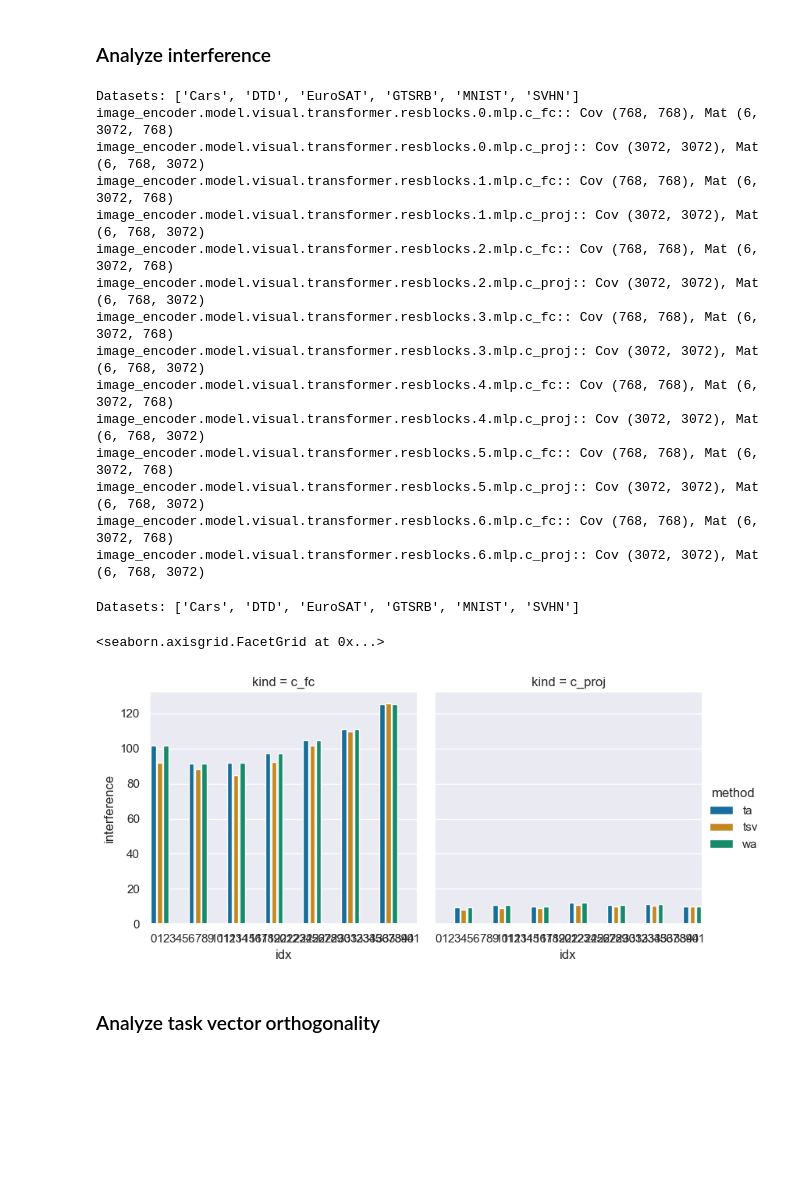
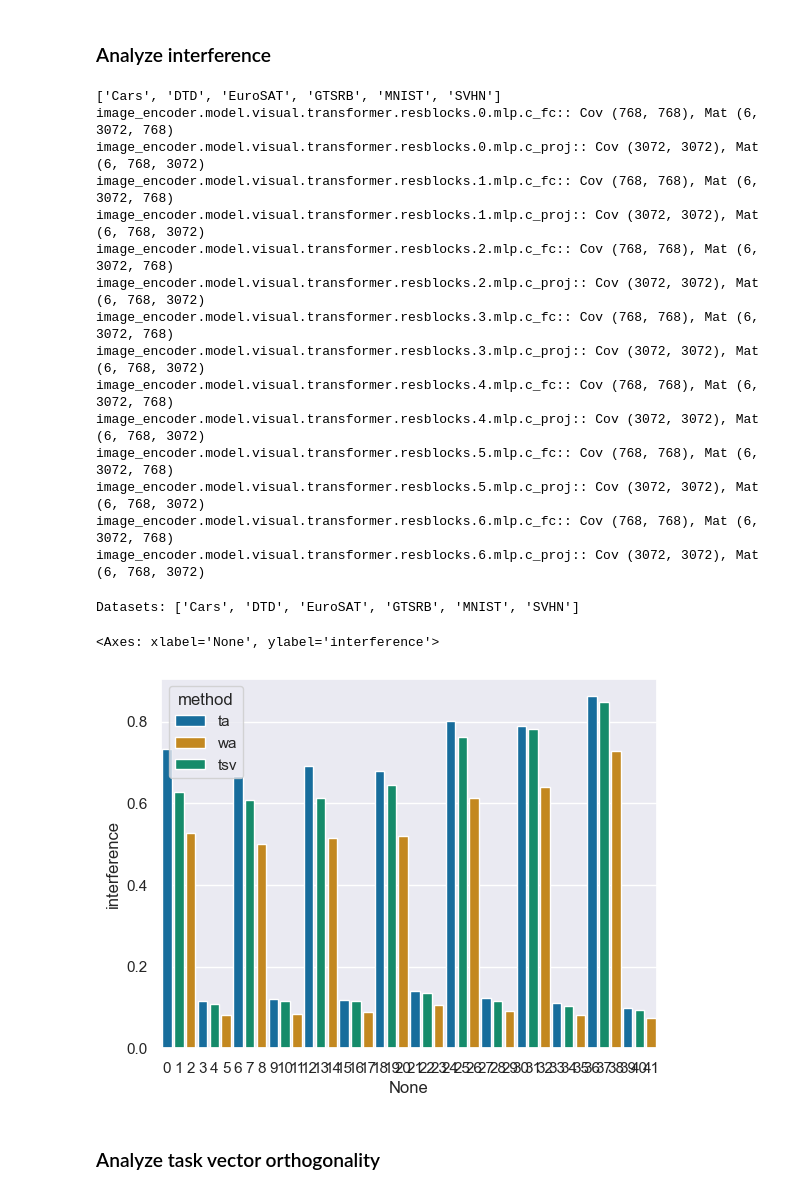
Before and after one commit to AntoAndGar/task_singular_vectors, a Jupyter notebook: anaylsis.ipynb, the cells around one changed output. Saved outputs shown, nothing was run; the diff lists cells and outputs as text; code cells hidden in the pictures; blank space fills up the shorter version.

```diff
--- a/anaylsis.ipynb
+++ b/anaylsis.ipynb
@@ -3518,19 +2974,19 @@ import torch
 results_dir = "results"
 
 # 1. Load layer covariances for each task
-task_list = ['Cars', 'DTD', 'EuroSAT', 'GTSRB', 'MNIST', 'SVHN']
-task_list = ['Cars']
-covs_filenames = ["covs_" + t +".pkl" for t in task_list]
-for filename in covs_filenames:
-    with open(osp.join(results_dir, filename), "rb") as f:
-        covs_dict_i = pickle.load(f)
-        covs = covs_dict_i['covs']
-        dataset_name = covs_dict_i['dataset']
+# task_list = ['Cars', 'DTD', 'EuroSAT', 'GTSRB', 'MNIST', 'SVHN']
+# task_list = ['Cars']
+# covs_filenames = ["covs_" + t +".pkl" for t in task_list]
+# for filename in covs_filenames:
+#     with open(osp.join(results_dir, filename), "rb") as f:
+#         covs_dict_i = pickle.load(f)
+#         covs = covs_dict_i['covs']
+#         dataset_name = covs_dict_i['dataset']
 
 
-with open(osp.join(results_dir, 'mats.pkl'), "rb") as f:
-    mats_dict = pickle.load(f)
-    mats = mats_dict['weights']
+# with open(osp.join(results_dir, 'mats.pkl'), "rb") as f:
+#     mats_dict = pickle.load(f)
+#     mats = mats_dict['weights']
 
 print("Datasets:", mats_dict['datasets'])
 for i, (c_mat_name, c_mat) in enumerate(covs.items()):
@@ -3539,7 +2995,7 @@ for i, (c_mat_name, c_mat) in enumerate(covs.items()):
     print(f"{c_mat_name}:: Cov {c_mat.shape}, Mat {w_mat.shape}")
     # >>> image_encoder.model.visual.transformer.resblocks.0.mlp.c_fc (768, 768)
 # %% [output]
-Datasets: ['Cars', 'DTD', 'EuroSAT', 'GTSRB', 'MNIST', 'SVHN']
+['Cars', 'DTD', 'EuroSAT', 'GTSRB', 'MNIST', 'SVHN']
 image_encoder.model.visual.transformer.resblocks.0.mlp.c_fc:: Cov (768, 768), Mat (6, 3072, 768)
 image_encoder.model.visual.transformer.resblocks.0.mlp.c_proj:: Cov (3072, 3072), Mat (6, 768, 3072)
 image_encoder.model.visual.transformer.resblocks.1.mlp.c_fc:: Cov (768, 768), Mat (6, 3072, 768)
@@ -3604,28 +3049,13 @@ Datasets: ['Cars', 'DTD', 'EuroSAT', 'GTSRB', 'MNIST', 'SVHN']
 # %%
 import seaborn as sns
 import pandas as pd
-
-# # make df from interferences
-df = pd.DataFrame(interferences)
-# df["interference"] = df["interference"].astype(float)
-# sns.relplot(x=df.index, y='interference', hue='method', data=df, kind="line")
-
-
-df["kind"] = df.layer.str.extract("(c_proj|c_fc)")
-df["idx"] = df.index
-sns.catplot(
-    data=df,
-    kind="bar",
-    x="idx",
-    y="interference",
-    hue="method",
-    col="kind",
-    # hue_order=["ta","wa","tsv"],
-    sharey=True, height=4, aspect=1
-)
+# make df from interferences
+df_interferences = pd.DataFrame(interferences)
+method_order = ['ta', 'wa', 'tsv']
+sns.barplot(x=df_interferences.index, y='interference', hue='method', data=df_interferences, hue_order=method_order)
 # %% [output]
-<seaborn.axisgrid.FacetGrid at 0x...>
+<Axes: xlabel='None', ylabel='interference'>
-[figure, old version]
+[figure, new version]
 # %% [markdown]
 ### Analyze task vector orthogonality
 # %%
```
Also changed, not shown: parts of 20 cells of this notebook, 1 other file.
